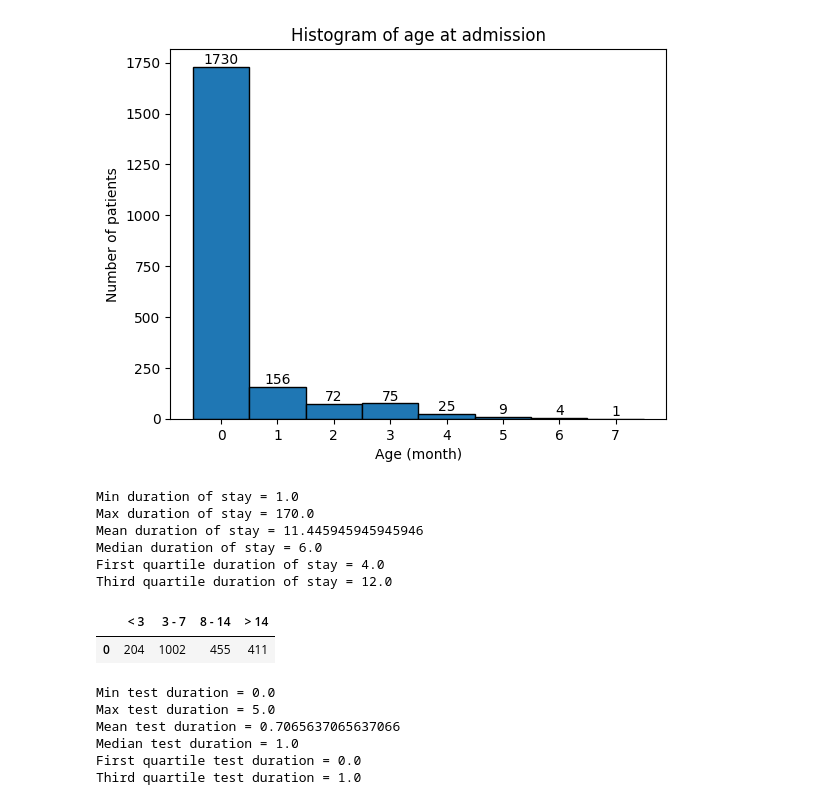
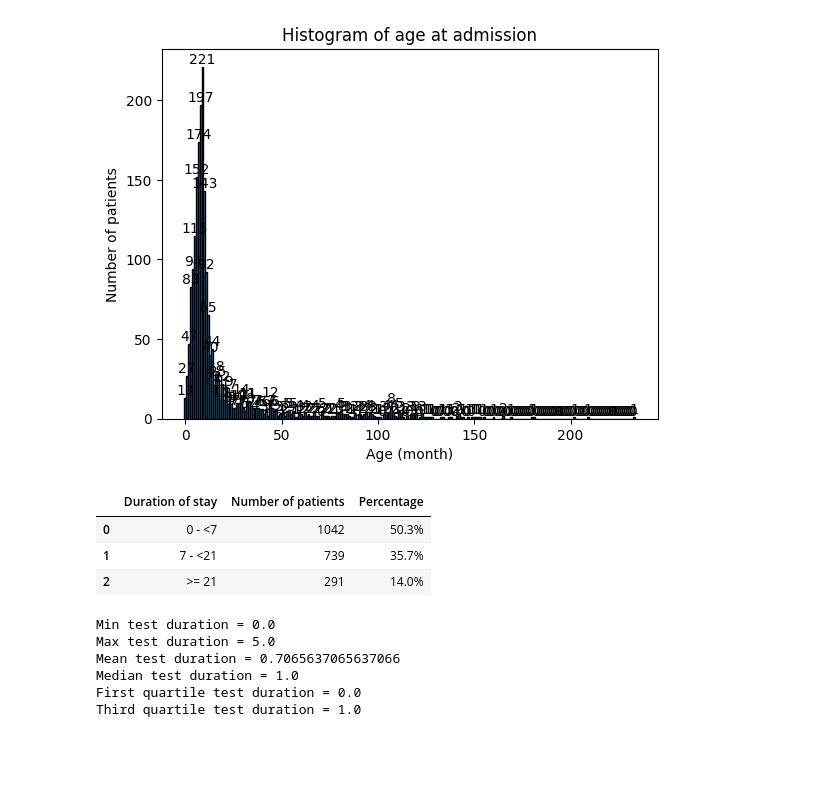
Before and after one commit to hung3a8/nhp-measles-analyse, a Jupyter notebook: Notebooks/analyze_data.ipynb, the cells around one changed output. Saved outputs shown, nothing was run; the diff lists cells and outputs as text; code cells hidden in the pictures; blank space fills up the shorter version.

Commit message:
Fix clean_data, update analyze_data

```diff
--- a/Notebooks/analyze_data.ipynb
+++ b/Notebooks/analyze_data.ipynb
@@ -132,27 +178,27 @@ vaccine_occurance_9_months
 # %%
-month_at_admission = dataset['age_at_admission'].to_numpy() // 30
+month_at_admission = dataset['age_at_admission'].to_numpy()
 max_month = np.max(month_at_admission)
 val,bin = np.histogram(month_at_admission, bins=np.arange(max_month+2))
 
 fig, ax = plt.subplots()
 
 # Set title, add labels
 ax.set_title("Histogram of age at admission")
 ax.set_xlabel('Age (month)')
 ax.set_ylabel('Number of patients')
 
 # can add log = 'True' for better visualization
 ax.hist(month_at_admission,bins = np.arange(max_month+2),align='left',edgecolor='black',label='Age at admission')
 rects = ax.patches
 
 for rect, label in zip(rects, val):
     height = rect.get_height()
     ax.text(rect.get_x() + rect.get_width() / 2, height+0.01, label, ha='center', va='bottom')
 
 # remove this line to see the box plot
 #plt.close()
 # %% [output]
-[figure, old version]
+[figure, new version]
 # %%
 def print_stats(array,array_name):
     array = array.astype(float)
@@ -171,33 +217,26 @@ def print_stats(array,array_name):
     print(f'Third quartile {array_name} = {third_quartile}')
 # %%
 duration_of_stay = dataset['duration_of_stay'].to_numpy()
+#print_stats(duration_of_stay,'duration of stay')
 
-# don't need box plots yet
-#plt.boxplot(duration_of_stay,showmeans=True,vert=False)
-#plt.show()
-
-print_stats(duration_of_stay,'duration of stay')
-
-duration_group = [0,3,8,15]
-occurance_of_duraion_group = [0] * 4
+duration_group = ['0 - <7','7 - <21','>= 21']
+duration_marker = [0, 7, 21]
+occurance_of_duraion_group = [0] * len(duration_group)
 
 for i in duration_of_stay:
-    for j in range(3,-1,-1):
-        if i >= duration_group[j]:
+    for j in range(2,-1,-1):
+        if i >= duration_marker[j]:
             occurance_of_duraion_group[j] += 1
             break
 
-stay_duration = pd.DataFrame([occurance_of_duraion_group], columns=['< 3','3 - 7','8 - 14','> 14'])
+stay_duration = pd.DataFrame([duration_group,occurance_of_duraion_group,[str(round(i*100/dataset.shape[0],1))+'%' for i in occurance_of_duraion_group]],
+                             index=['Duration of stay','Number of patients','Percentage']).T
 stay_duration
 # %% [output]
-Min duration of stay = 1.0
-Max duration of stay = 170.0
-Mean duration of stay = 11.445945945945946
-Median duration of stay = 6.0
-First quartile duration of stay = 4.0
-Third quartile duration of stay = 12.0
-|  | < 3 | 3 - 7 | 8 - 14 | > 14 |
-| 0 | 204 | 1002 | 455 | 411 |
+|  | Duration of stay | Number of patients | Percentage |
+| 0 | 0 - <7 | 1042 | 50.3% |
+| 1 | 7 - <21 | 739 | 35.7% |
+| 2 | >= 21 | 291 | 14.0% |
 # %%
 test_date_to_test_result = dataset['testresult_date'].to_numpy(dtype='datetime64') - dataset['test_date'].to_numpy(dtype='datetime64')
 
```
Also changed, not shown: parts of 16 cells of this notebook, 1 other file.
